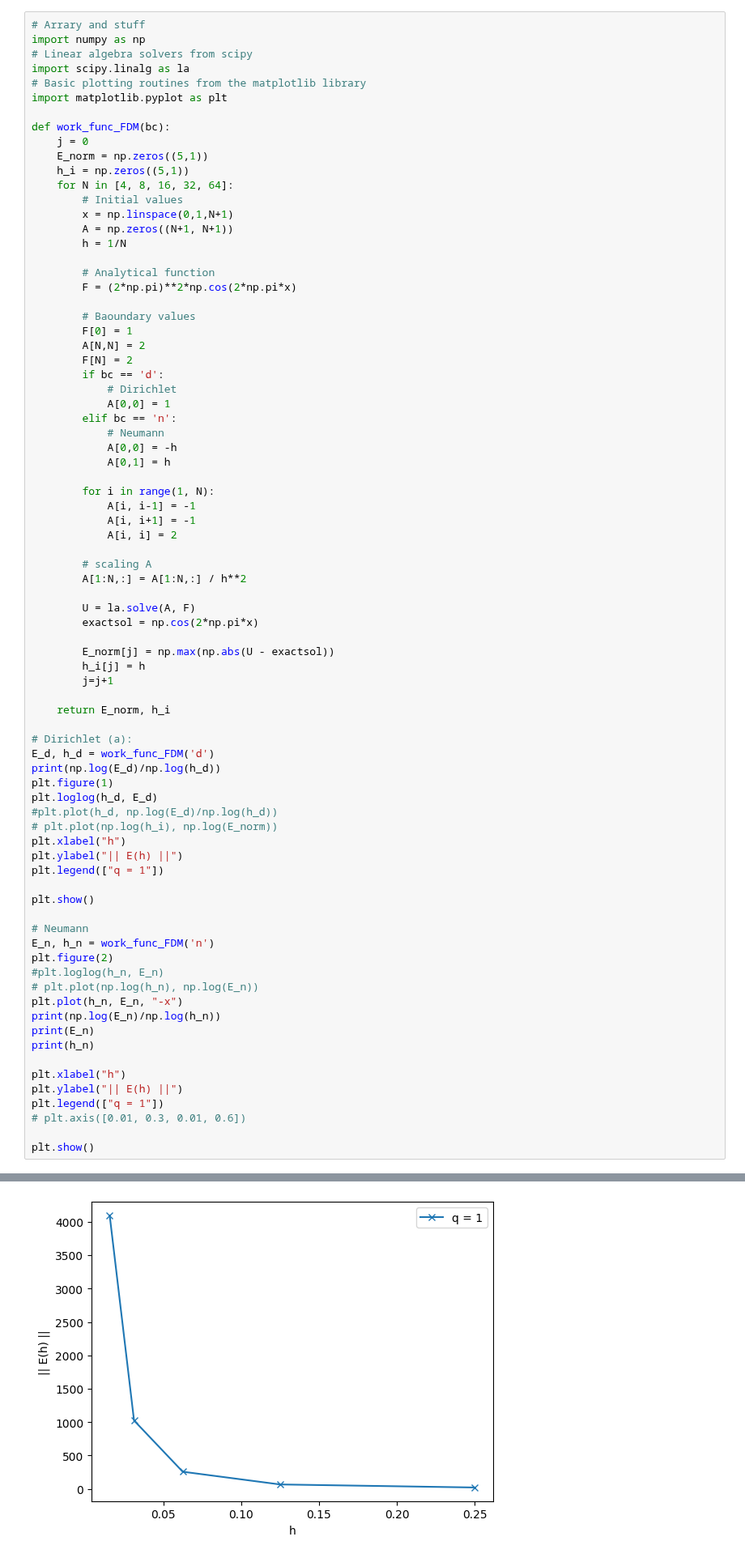
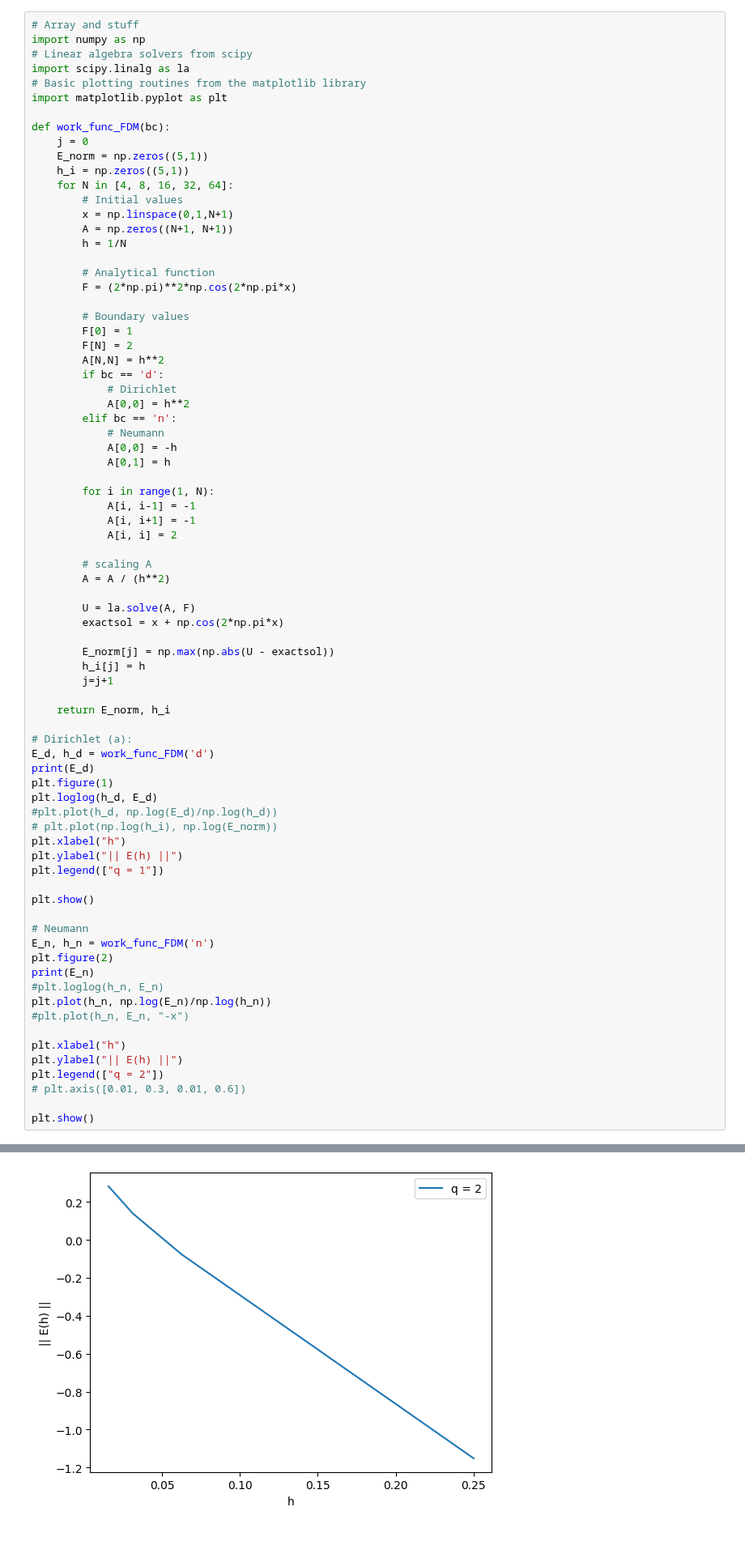
Before and after one commit to todj107/NumPDE, a Jupyter notebook: lab_01_tor.ipynb, the cells around one changed output, grey strips where cells are left out. Shown at 81% size. Cells and saved outputs as stored; diff of their text form.

```diff
--- a/lab_01_tor.ipynb
+++ b/lab_01_tor.ipynb
@@ -319,7 +319,7 @@ b) Change to Neumann boundary condition at $x=0$. Do you achieve 2nd order conve
 
 c) To improve the method, we shall modify the finite difference stencil for approximating the Neumann boundary condition. First, by using the centered difference at $x=0$, we have $$f(0) = -u^{"}(0) \approx -\frac{u(-h) -2u(0)+ u(h)}{h^2}.$$ Here, the point $x=-h$ is outside the domain $[0,1]$, and is often referred to as the ghost point. The above equation gives us the approximation of $u(-h)$, which can be used to approximate the Neumann boundary condition by using again the centered difference $$ u'(0)\approx \frac{u(h) - u(-h)}{2h}.$$ Using this approach, do you get 2nd order convergence? Why?
 # %%
-# Arrary and stuff
+# Array and stuff
 import numpy as np
 # Linear algebra solvers from scipy
 import scipy.linalg as la
@@ -339,13 +339,13 @@ def work_func_FDM(bc):
         # Analytical function
         F = (2*np.pi)**2*np.cos(2*np.pi*x)
 
-        # Baoundary values
+        # Boundary values
         F[0] = 1
-        A[N,N] = 2
         F[N] = 2
+        A[N,N] = h**2
         if bc == 'd':
             # Dirichlet
-            A[0,0] = 1
+            A[0,0] = h**2
         elif bc == 'n':
             # Neumann
             A[0,0] = -h
@@ -357,10 +357,10 @@ def work_func_FDM(bc):
             A[i, i] = 2
 
         # scaling A
-        A[1:N,:] = A[1:N,:] / h**2
+        A = A / (h**2)
 
         U = la.solve(A, F)
-        exactsol = np.cos(2*np.pi*x)
+        exactsol = x + np.cos(2*np.pi*x)
 
         E_norm[j] = np.max(np.abs(U - exactsol))
         h_i[j] = h
@@ -370,7 +370,7 @@ def work_func_FDM(bc):
 
 # Dirichlet (a):
 E_d, h_d = work_func_FDM('d')
-print(np.log(E_d)/np.log(h_d))
+print(E_d)
 plt.figure(1)
 plt.loglog(h_d, E_d)
 #plt.plot(h_d, np.log(E_d)/np.log(h_d))
@@ -384,16 +384,14 @@ plt.show()
 # Neumann
 E_n, h_n = work_func_FDM('n')
 plt.figure(2)
+print(E_n)
 #plt.loglog(h_n, E_n)
-# plt.plot(np.log(h_n), np.log(E_n))
-plt.plot(h_n, E_n, "-x")
-print(np.log(E_n)/np.log(h_n))
-print(E_n)
-print(h_n)
+plt.plot(h_n, np.log(E_n)/np.log(h_n))
+#plt.plot(h_n, E_n, "-x")
 
 plt.xlabel("h")
 plt.ylabel("|| E(h) ||")
-plt.legend(["q = 1"])
+plt.legend(["q = 2"])
 # plt.axis([0.01, 0.3, 0.01, 0.6])
 
 plt.show()
@@ -422,4 +410,4 @@ plt.show()
-[figure, old version]
+[figure, new version]
 # %% [markdown]
 ### Useful code snippets
 
```
Also changed, not shown: parts of 1 cell of this notebook, 1 other file.
